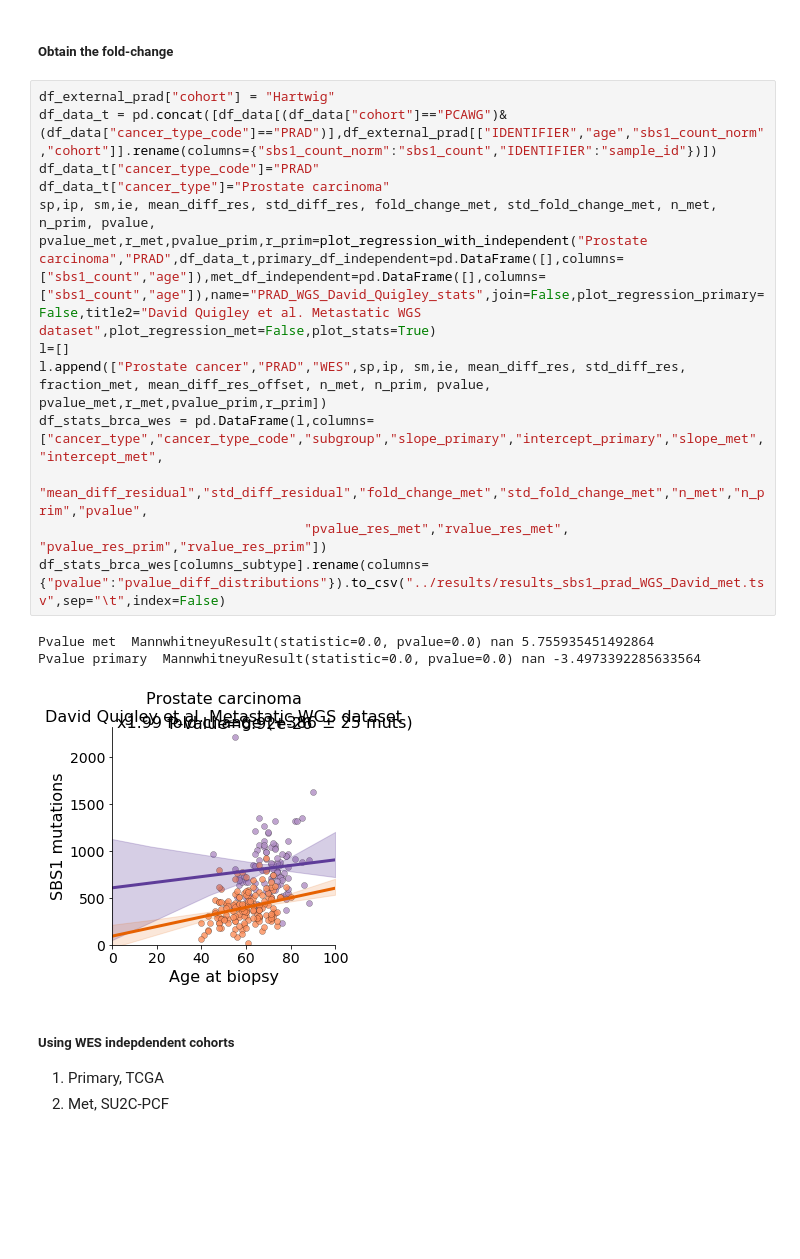
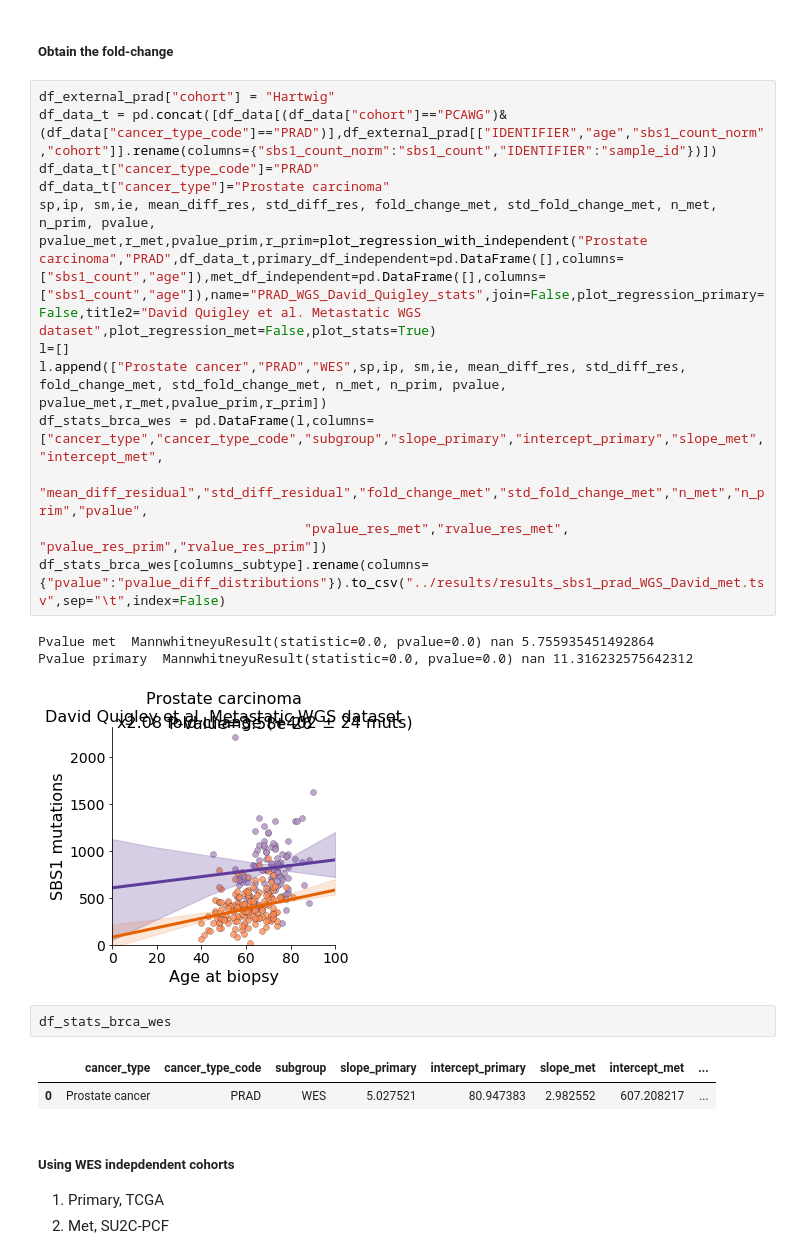
Before and after one commit to UMCUGenetics/primary-met-wgs-comparison, a Jupyter notebook: SBS1_mutrate/code/SBS1_mutation_rate.ipynb, the cells around one changed output. Drawn from its saved outputs; the diff is of its cells as text; blank space fills up the shorter version.

```diff
--- a/SBS1_mutrate/code/SBS1_mutation_rate.ipynb
+++ b/SBS1_mutrate/code/SBS1_mutation_rate.ipynb
@@ -294,19 +303,24 @@ Pvalue primary  MannwhitneyuResult(statistic=0.0, pvalue=0.0) nan -3.49733922856
 # %%
 df_external_prad["cohort"] = "Hartwig"
 df_data_t = pd.concat([df_data[(df_data["cohort"]=="PCAWG")&(df_data["cancer_type_code"]=="PRAD")],df_external_prad[["IDENTIFIER","age","sbs1_count_norm","cohort"]].rename(columns={"sbs1_count_norm":"sbs1_count","IDENTIFIER":"sample_id"})])
 df_data_t["cancer_type_code"]="PRAD"
 df_data_t["cancer_type"]="Prostate carcinoma"
 sp,ip, sm,ie, mean_diff_res, std_diff_res, fold_change_met, std_fold_change_met, n_met, n_prim, pvalue, pvalue_met,r_met,pvalue_prim,r_prim=plot_regression_with_independent("Prostate carcinoma","PRAD",df_data_t,primary_df_independent=pd.DataFrame([],columns=["sbs1_count","age"]),met_df_independent=pd.DataFrame([],columns=["sbs1_count","age"]),name="PRAD_WGS_David_Quigley_stats",join=False,plot_regression_primary=False,title2="David Quigley et al. Metastatic WGS dataset",plot_regression_met=False,plot_stats=True)
 l=[]
-l.append(["Prostate cancer","PRAD","WES",sp,ip, sm,ie, mean_diff_res, std_diff_res, fraction_met, mean_diff_res_offset, n_met, n_prim, pvalue, pvalue_met,r_met,pvalue_prim,r_prim])
+l.append(["Prostate cancer","PRAD","WES",sp,ip, sm,ie, mean_diff_res, std_diff_res, fold_change_met, std_fold_change_met, n_met, n_prim, pvalue, pvalue_met,r_met,pvalue_prim,r_prim])
 df_stats_brca_wes = pd.DataFrame(l,columns=["cancer_type","cancer_type_code","subgroup","slope_primary","intercept_primary","slope_met","intercept_met",
                                   "mean_diff_residual","std_diff_residual","fold_change_met","std_fold_change_met","n_met","n_prim","pvalue",
                                   "pvalue_res_met","rvalue_res_met", "pvalue_res_prim","rvalue_res_prim"])
 df_stats_brca_wes[columns_subtype].rename(columns={"pvalue":"pvalue_diff_distributions"}).to_csv("../results/results_sbs1_prad_WGS_David_met.tsv",sep="\t",index=False)
 # %% [output]
 Pvalue met  MannwhitneyuResult(statistic=0.0, pvalue=0.0) nan 5.755935451492864
-Pvalue primary  MannwhitneyuResult(statistic=0.0, pvalue=0.0) nan -3.4973392285633564
+Pvalue primary  MannwhitneyuResult(statistic=0.0, pvalue=0.0) nan 11.316232575642312
-[figure, old version]
+[figure, new version]
+# %%
+df_stats_brca_wes
+# %% [output]
+|  | cancer_type | cancer_type_code | subgroup | slope_primary | intercept_primary | slope_met | intercept_met | ... |
+| 0 | Prostate cancer | PRAD | WES | 5.027521 | 80.947383 | 2.982552 | 607.208217 | ... |
 # %% [markdown]
 ##### Using WES indepdendent cohorts
 1. Primary, TCGA
```
Also changed, not shown: parts of 15 cells of this notebook, 2 other files.
